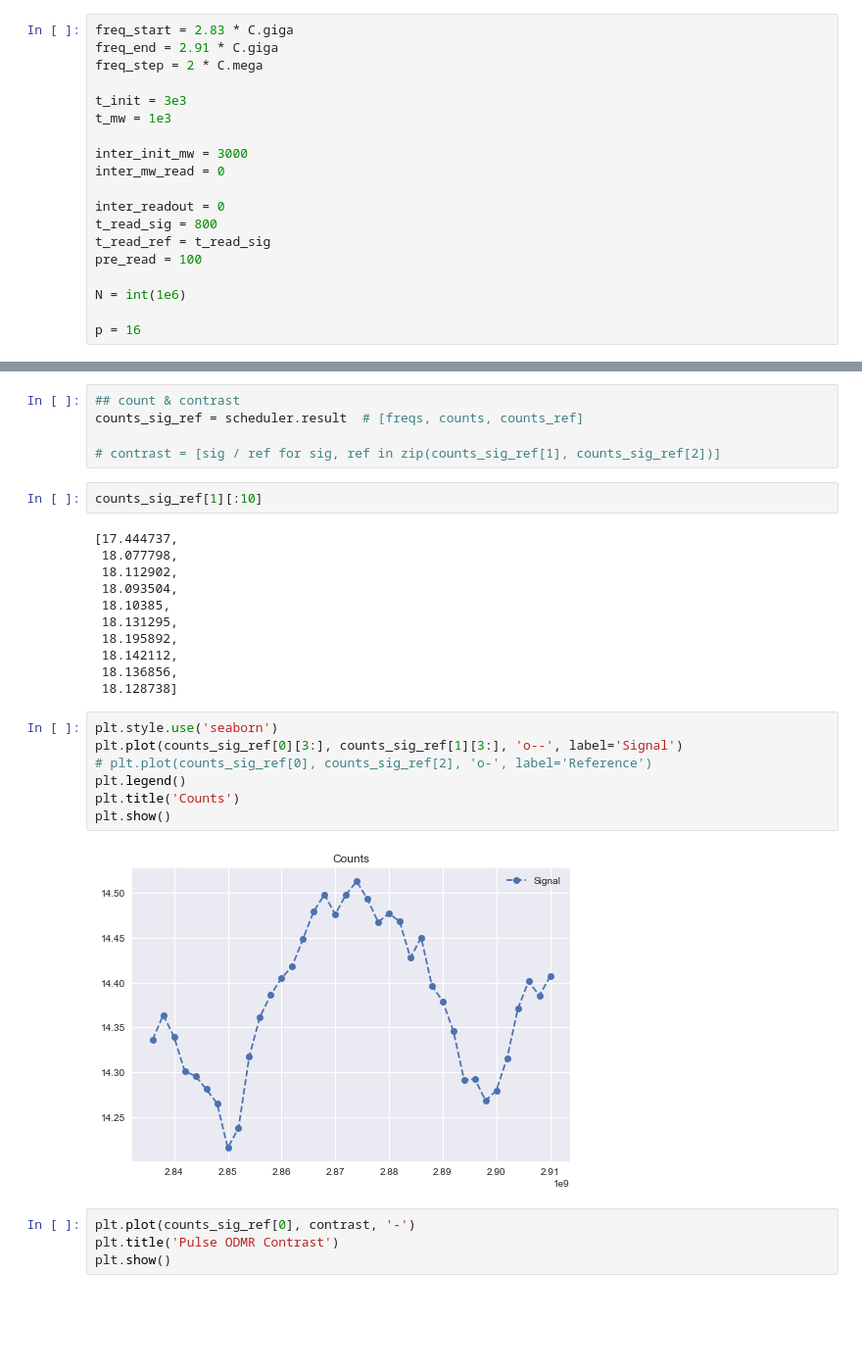
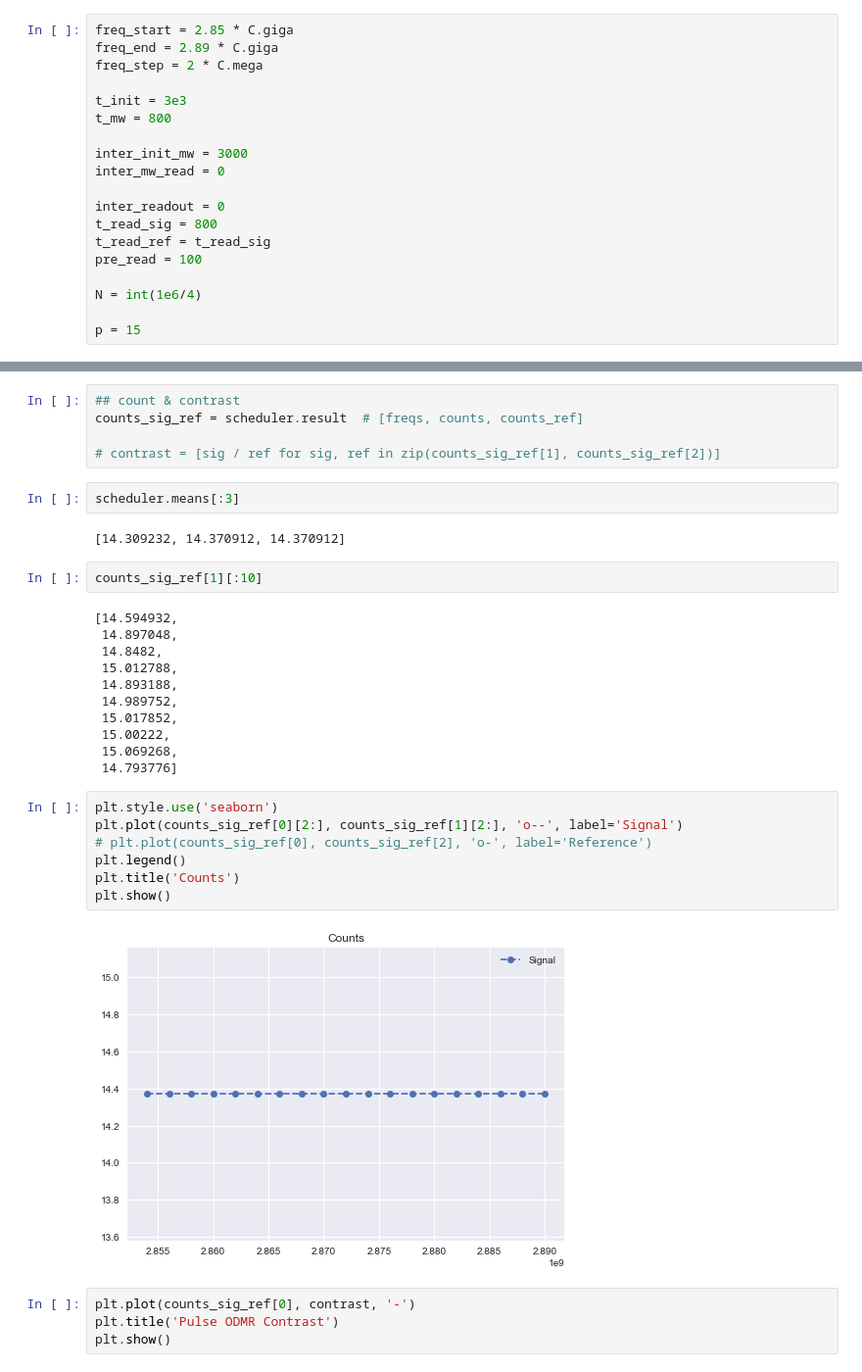
Before and after one commit to Youngcius/odmactor, a Jupyter notebook: project/tutorial/frequency-odmr.ipynb, the cells around one changed output, grey strips where cells are left out. Shown at 98% size. Saved outputs shown, nothing was run; the diff lists cells and outputs as text; blank space fills up the shorter version.

```diff
--- a/project/tutorial/frequency-odmr.ipynb
+++ b/project/tutorial/frequency-odmr.ipynb
@@ -98,12 +98,12 @@ np.savetxt('cw-contrast--{}dBm.txt'.format(p), np.vstack([res_on_off[0], contras
 - optional default parameters: reference signals readout time $t_{ref}$ ($t_{ref} = t_{sig}$ actually), some time interval parameters
 - Time bin $t$ per readout operation is then calculated by the sequences parameters
 # %%
-freq_start = 2.83 * C.giga
-freq_end = 2.91 * C.giga
+freq_start = 2.85 * C.giga
+freq_end = 2.89 * C.giga
 freq_step = 2 * C.mega
 
 t_init = 3e3
-t_mw = 1e3
+t_mw = 800
 
 inter_init_mw = 3000
 inter_mw_read = 0
@@ -113,9 +113,9 @@ t_read_sig = 800
 t_read_ref = t_read_sig
 pre_read = 100
 
-N = int(1e6)
+N = int(1e6/4)
 
-p = 16
+p = 15
 # %% [markdown]
 **2. Construct a Pulse ODMR Scheduler and run**
 # %%
@@ -168,28 +168,32 @@ Closed: All instrument resources has been released
 counts_sig_ref = scheduler.result  # [freqs, counts, counts_ref]
 
 # contrast = [sig / ref for sig, ref in zip(counts_sig_ref[1], counts_sig_ref[2])]
+# %%
+scheduler.means[:3]
+# %% [output]
+[14.309232, 14.370912, 14.370912]
 # %%
 counts_sig_ref[1][:10]
 # %% [output]
-[17.444737,
- 18.077798,
- 18.112902,
- 18.093504,
- 18.10385,
- 18.131295,
- 18.195892,
- 18.142112,
- 18.136856,
- 18.128738]
+[14.594932,
+ 14.897048,
+ 14.8482,
+ 15.012788,
+ 14.893188,
+ 14.989752,
+ 15.017852,
+ 15.00222,
+ 15.069268,
+ 14.793776]
 # %%
 plt.style.use('seaborn')
-plt.plot(counts_sig_ref[0][3:], counts_sig_ref[1][3:], 'o--', label='Signal')
+plt.plot(counts_sig_ref[0][2:], counts_sig_ref[1][2:], 'o--', label='Signal')
 # plt.plot(counts_sig_ref[0], counts_sig_ref[2], 'o-', label='Reference')
 plt.legend()
 plt.title('Counts')
 plt.show()
 # %% [output]
-[figure, old version]
+[figure, new version]
 # %%
 plt.plot(counts_sig_ref[0], contrast, '-')
 plt.title('Pulse ODMR Contrast')
```
Also changed, not shown: parts of 3 cells of this notebook, 1 other file.
